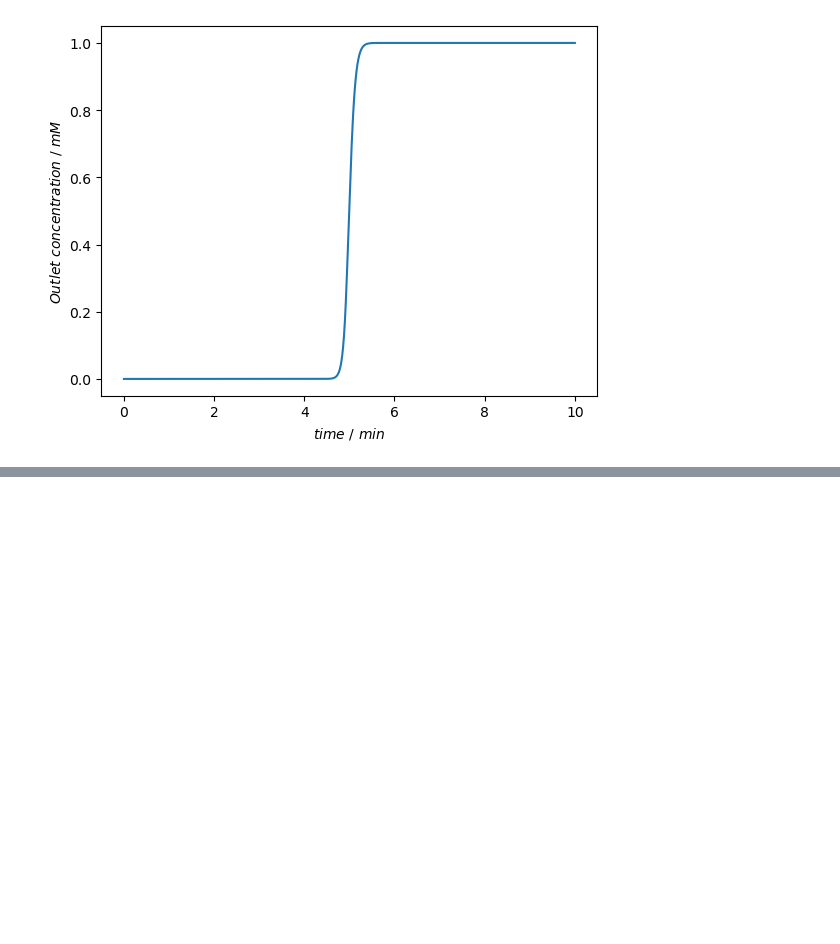
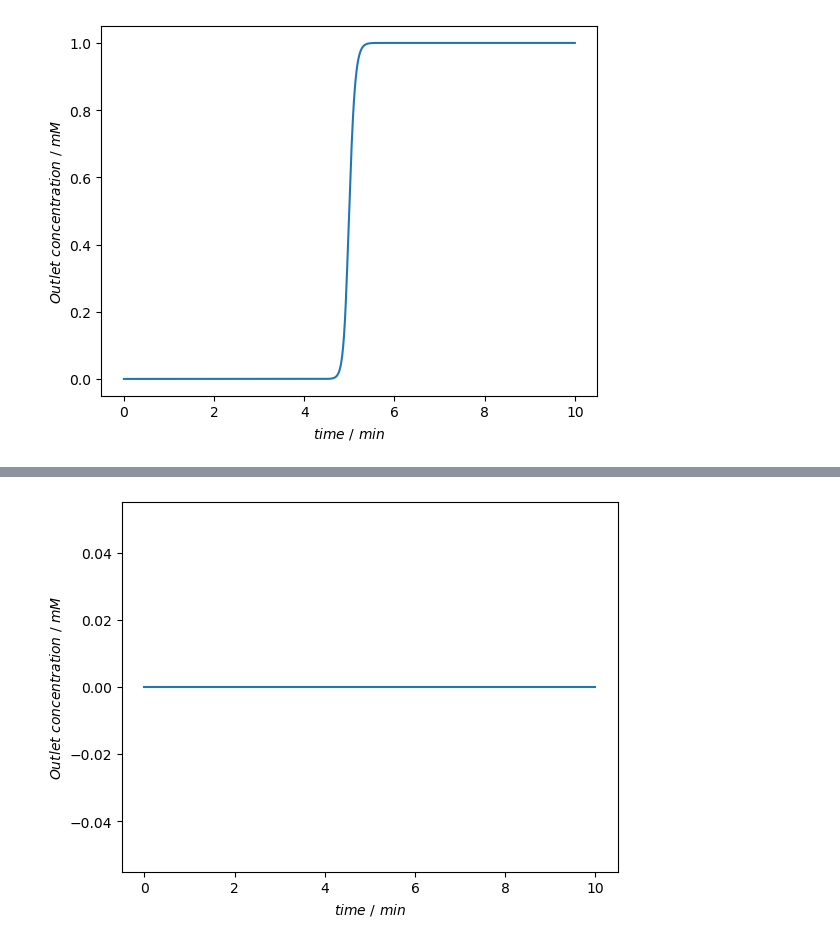
Before and after one commit to HoangLUT/CADET-Tutorial, a Jupyter notebook: 02_residence_time_distributions/rtd-exercises.ipynb, the cells around one changed output, grey strips where cells are left out. Cells and saved outputs as stored; diff of their text form; code cells hidden in the pictures; blank space fills up the shorter version.

```diff
--- a/02_residence_time_distributions/rtd-exercises.ipynb
+++ b/02_residence_time_distributions/rtd-exercises.ipynb
@@ -245,0 +405,10 @@ plt.show()
+# %%
+plt.figure()
+time = model.root.output.solution.solution_times
+c = model.root.output.solution.unit_003.solution_outlet
+plt.plot(time, c)
+plt.xlabel('$time~/~min$')
+plt.ylabel('$Outlet~concentration~/~mM$')
+plt.show()
+# %% [output]
+[figure, added]
```
Also changed, not shown: parts of 12 cells of this notebook, 1 other file.
